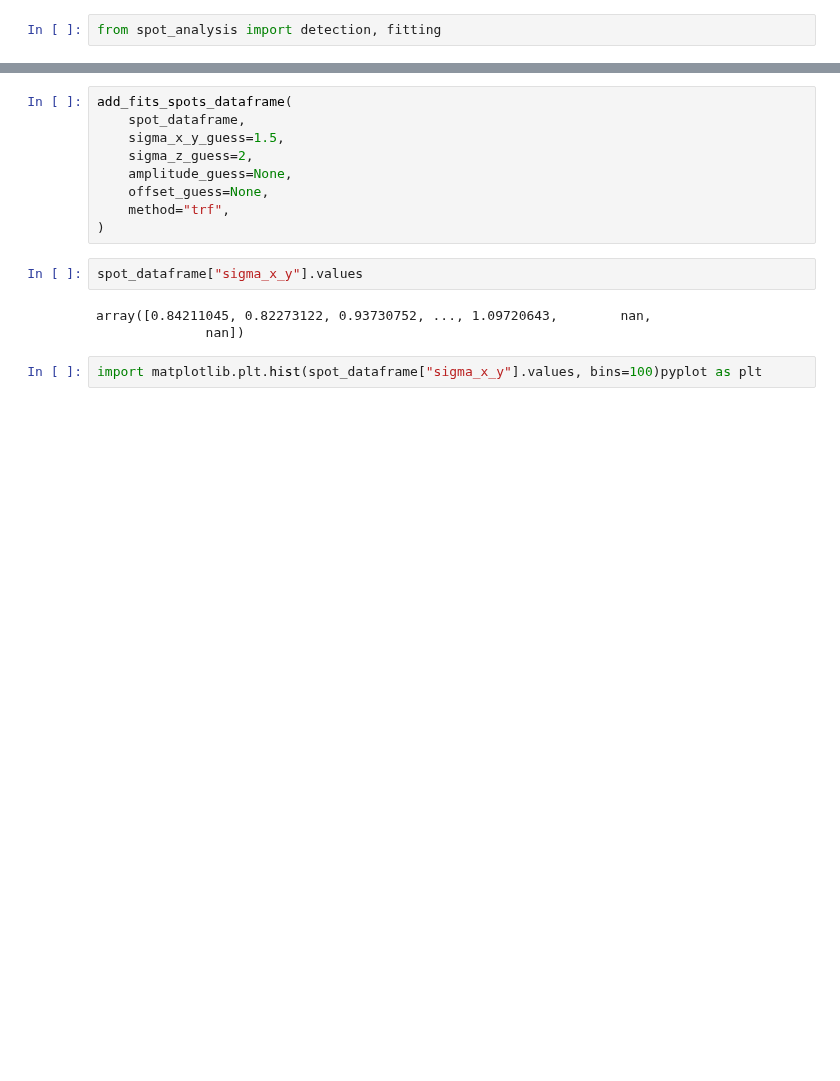
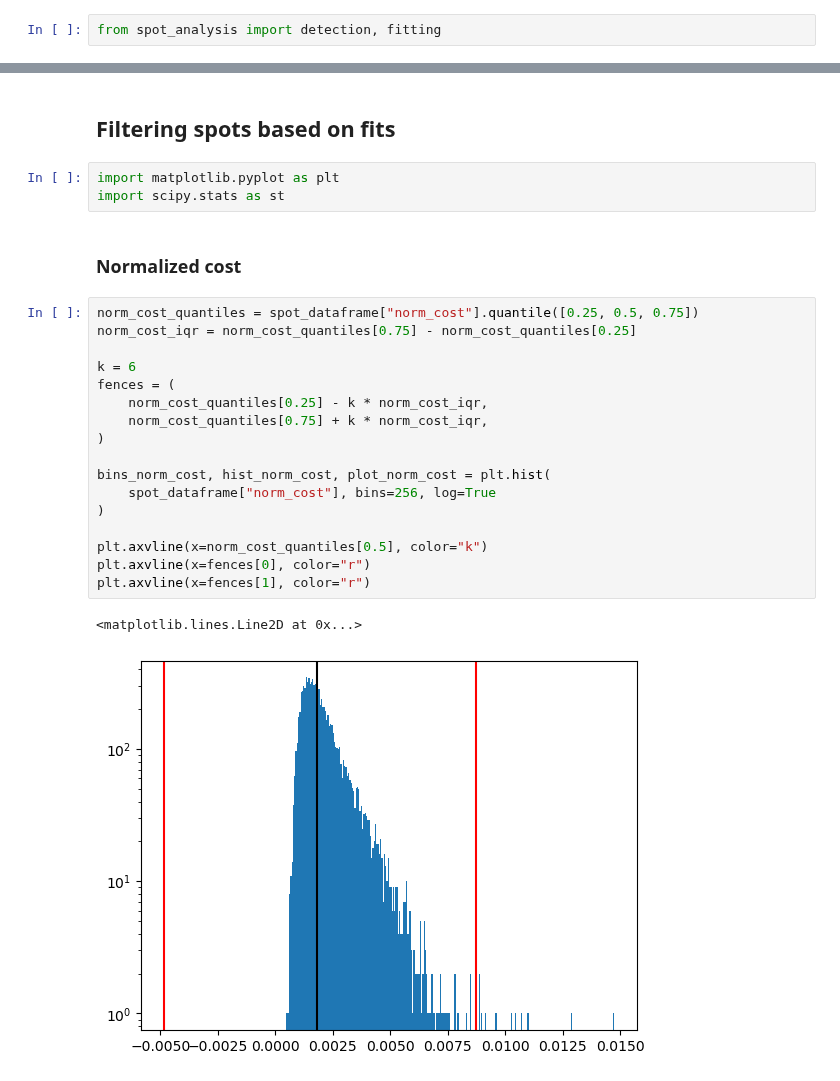
Before and after one commit to GarciaLab/transcription_pipeline, a Jupyter notebook: test.ipynb, the cells around one changed output, grey strips where cells are left out. Saved outputs shown, nothing was run; the diff lists cells and outputs as text; blank space fills up the shorter version.

```diff
--- a/test.ipynb
+++ b/test.ipynb
@@ -333,16 +217,27 @@ def add_fits_spots_dataframe(
-# %%
-add_fits_spots_dataframe(
-    spot_dataframe,
-    sigma_x_y_guess=1.5,
-    sigma_z_guess=2,
-    amplitude_guess=None,
-    offset_guess=None,
-    method="trf",
-)
-# %%
-spot_dataframe["sigma_x_y"].values
-# %% [output]
-array([0.84211045, 0.82273122, 0.93730752, ..., 1.09720643,        nan,
-              nan])
+# %% [markdown]
+## Filtering spots based on fits
 # %%
-import matplotlib.plt.hist(spot_dataframe["sigma_x_y"].values, bins=100)pyplot as plt
+import matplotlib.pyplot as plt
+import scipy.stats as st
+# %% [markdown]
+### Normalized cost
+# %%
+norm_cost_quantiles = spot_dataframe["norm_cost"].quantile([0.25, 0.5, 0.75])
+norm_cost_iqr = norm_cost_quantiles[0.75] - norm_cost_quantiles[0.25]
+
+k = 6
+fences = (
+    norm_cost_quantiles[0.25] - k * norm_cost_iqr,
+    norm_cost_quantiles[0.75] + k * norm_cost_iqr,
+)
+
+bins_norm_cost, hist_norm_cost, plot_norm_cost = plt.hist(
+    spot_dataframe["norm_cost"], bins=256, log=True
+)
+
+plt.axvline(x=norm_cost_quantiles[0.5], color="k")
+plt.axvline(x=fences[0], color="r")
+plt.axvline(x=fences[1], color="r")
+# %% [output]
+<matplotlib.lines.Line2D at 0x...>
+[figure, added]
```
Also changed, not shown: parts of 38 cells of this notebook, 3 other files.
